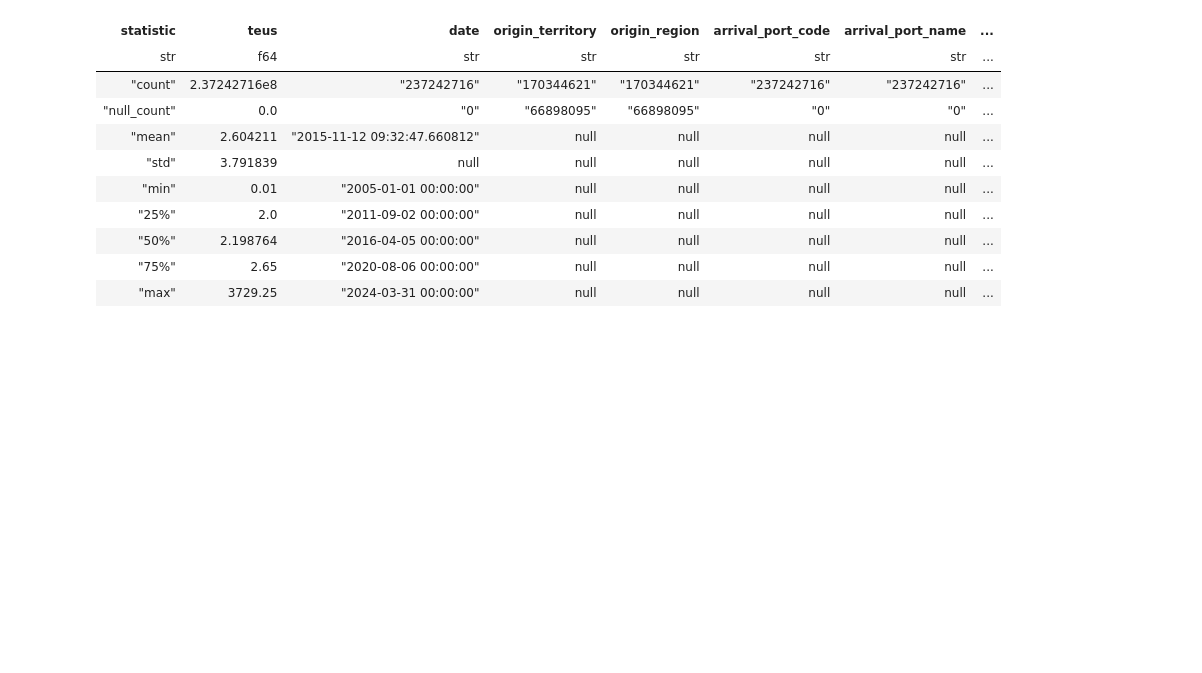
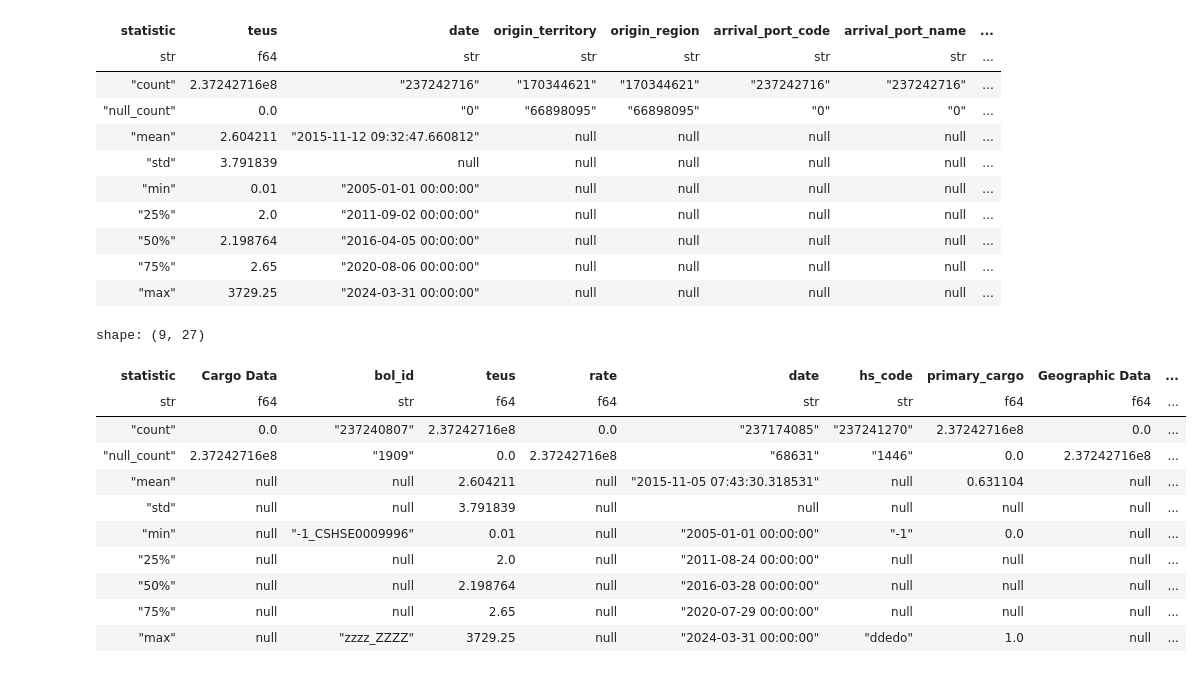
Before and after one commit to epistemetrica/Ocean-Carrier-Alliances-Project, a Jupyter notebook: analysis/oca_analyze.ipynb, the cells around one changed output. Saved outputs shown, nothing was run; the diff lists cells and outputs as text; code cells hidden in the pictures; blank space fills up the shorter version.

```diff
--- a/analysis/oca_analyze.ipynb
+++ b/analysis/oca_analyze.ipynb
@@ -53,0 +101,15 @@ shape: (9, 31)
+# %%
+desc_df
+# %% [output]
+shape: (9, 27)
+| statistic | Cargo Data | bol_id | teus | rate | date | hs_code | primary_cargo | Geographic Data | ... |
+| str | f64 | str | f64 | f64 | str | str | f64 | f64 | ... |
+| "count" | 0.0 | "237240807" | 2.37242716e8 | 0.0 | "237174085" | "237241270" | 2.37242716e8 | 0.0 | ... |
+| "null_count" | 2.37242716e8 | "1909" | 0.0 | 2.37242716e8 | "68631" | "1446" | 0.0 | 2.37242716e8 | ... |
+| "mean" | null | null | 2.604211 | null | "2015-11-05 07:43:30.318531" | null | 0.631104 | null | ... |
+| "std" | null | null | 3.791839 | null | null | null | null | null | ... |
+| "min" | null | "-1_CSHSE0009996" | 0.01 | null | "2005-01-01 00:00:00" | "-1" | 0.0 | null | ... |
+| "25%" | null | null | 2.0 | null | "2011-08-24 00:00:00" | null | null | null | ... |
+| "50%" | null | null | 2.198764 | null | "2016-03-28 00:00:00" | null | null | null | ... |
+| "75%" | null | null | 2.65 | null | "2020-07-29 00:00:00" | null | null | null | ... |
+| "max" | null | "zzzz_ZZZZ" | 3729.25 | null | "2024-03-31 00:00:00" | "ddedo" | 1.0 | null | ... |
```
Also changed, not shown: parts of 4 cells of this notebook, 2 other files.
